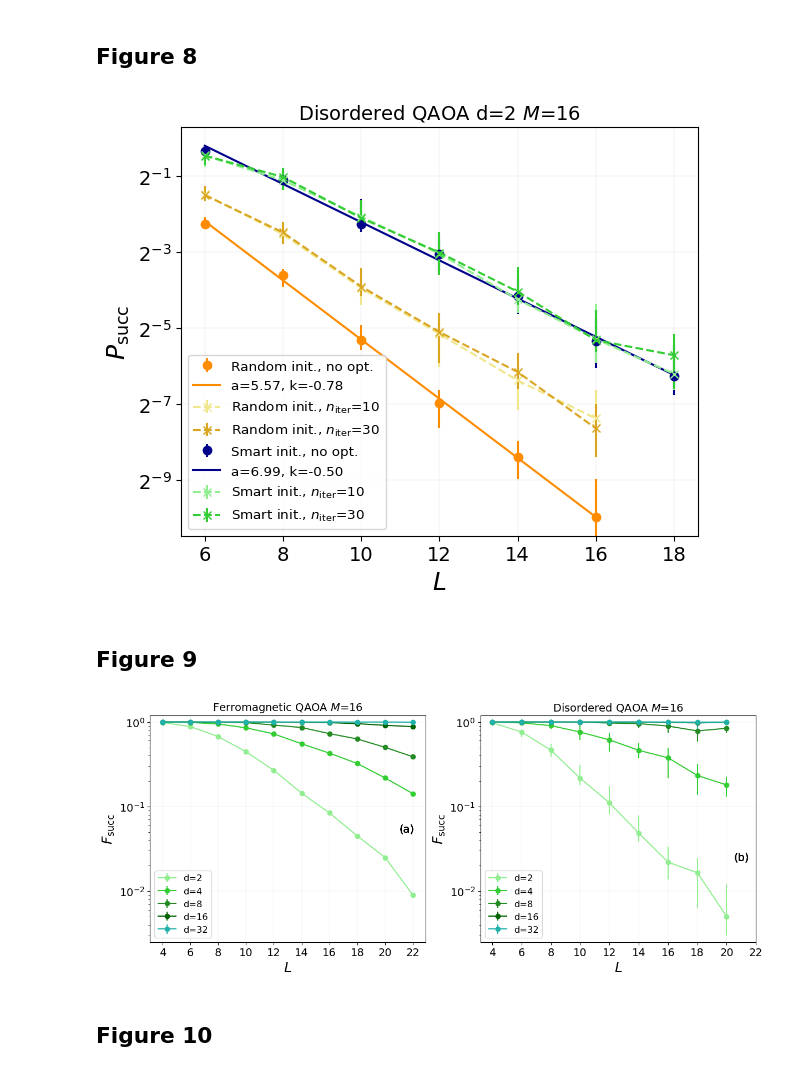
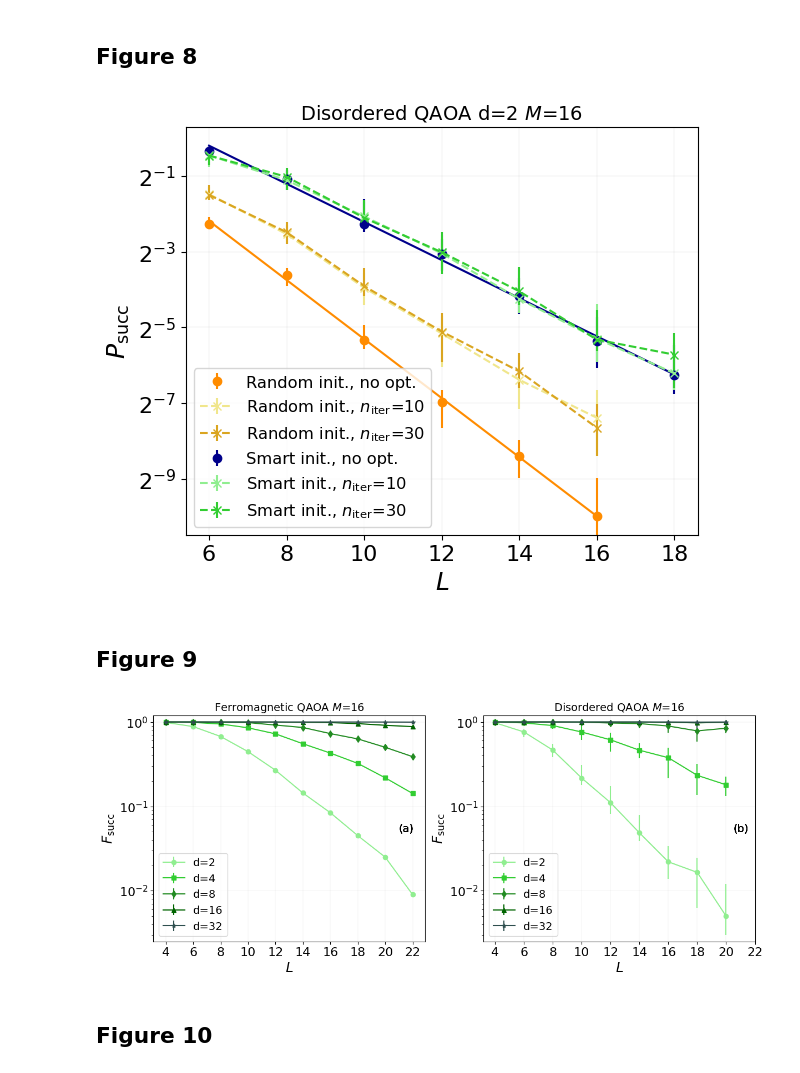
Before and after one commit to gscriva/cvar-opt, a Jupyter notebook: paper-figures.ipynb, the cells around one changed output. Saved outputs shown, nothing was run; the diff lists cells and outputs as text; code cells hidden in the pictures.

```diff
--- a/paper-figures.ipynb
+++ b/paper-figures.ipynb
@@ -18,15 +18,16 @@ Set matplotlib's hyperparameters.
 # %%
 SMALL_SIZE = 8
 MEDIUM_SIZE = 14
+BIG_SIZE = 16
 BIGGER_SIZE = 18
 
 plt.rc('font', size=MEDIUM_SIZE)          # controls default text sizes
 plt.rc('axes', titlesize=BIGGER_SIZE)     # fontsize of the axes title
 plt.rc('axes', labelsize=BIGGER_SIZE)    # fontsize of the x and y labels
-plt.rc('xtick', labelsize=MEDIUM_SIZE)    # fontsize of the tick labels
-plt.rc('ytick', labelsize=MEDIUM_SIZE)    # fontsize of the tick labels
+plt.rc('xtick', labelsize=BIG_SIZE)    # fontsize of the tick labels
+plt.rc('ytick', labelsize=BIG_SIZE)    # fontsize of the tick labels
 plt.rc('legend', fontsize=MEDIUM_SIZE)    # legend fontsize
-plt.rc('figure', titlesize=MEDIUM_SIZE)  # fontsize of the figure title
+plt.rc('figure', titlesize=BIG_SIZE)  # fontsize of the figure title
 # %% [markdown]
 Define the saling functions.
 # %%
@@ -315,6 +328,9 @@ plt.savefig(f"img/figure4", format="pdf")
 # %% [markdown]
 
 ## Figure 5
+# %%
+plt.rc('xtick', labelsize=BIG_SIZE)    # fontsize of the tick labels
+plt.rc('ytick', labelsize=BIG_SIZE)    # fontsize of the tick labels
 # %%
 fig = plt.figure(constrained_layout=True, figsize=(16,10))
 subplots = fig.subplots(2,3)
@@ -549,7 +568,7 @@ for i, subplot in enumerate(subplots.ravel()):
             subplot.plot(eps, np.mean(abs_err, 1), marker=symbols[i], linestyle='dotted', label=r"$\widetilde{M}=$" f"{shots[i]}", color=colors[i])
 
         subplot.set_xlabel(r"$\varepsilon$")
-        subplot.set_ylabel(r"$|err|$")
+        subplot.set_ylabel(r"$|$"+f"err"+r"$|$")
 
         subplot.grid(linewidth = 0.1)
 
@@ -570,6 +589,7 @@ for i, subplot in enumerate(subplots.ravel()):
 
         p_tresholds = [0.9, 0.75, 0.5, 0.25]
         colors = ['lightgreen', 'limegreen', 'forestgreen', 'darkgreen','lightseagreen', 'skyblue', 'cornflowerblue' , 'royalblue', 'mediumblue', 'darkblue']
+        markers=['o','s','d','^']
         for j, (p, color) in enumerate(zip(p_tresholds, colors)):
             data1 = datagrad_eps05[(datagrad_eps05['algo'] == algo) & (datagrad_eps05['circ_depth'] == depth1) & (datagrad_eps05['qubits'] >= min_qubits) & (datagrad_eps05['qubits'] <= max_qubits)]
             data2 = ferro_df[(ferro_df['algo'] == algo) & (ferro_df['circ_depth'] == depth2) & (ferro_df['qubits'] >= min_qubits) ]
@@ -587,15 +607,15 @@ for i, subplot in enumerate(subplots.ravel()):
             gt_p2 = data2[data2['p_succ'] > p].groupby('qubits', as_index=False)['t'].min()
 
             popt1, _ = optimize.curve_fit(fun_lin, gt_p1['qubits'][1:], np.log2(gt_p1['t'])[1:])
-            plot1, = subplot.plot(gt_p1['qubits'], gt_p1['t'], "o", label=r"$F_{succ}$"+f"={p}", color=color)
+            plot1, = subplot.plot(gt_p1['qubits'], gt_p1['t'], "o", marker=markers[j], label=r"$F_{succ}$"+f"={p}", color=color)
             plots1.append(plot1)
-            plot1, = subplot.plot(gt_p1['qubits'][1:], fun_exp(gt_p1['qubits'][1:], 2**popt1[0], popt1[1]), "-", label=f"a={2**popt1[0]:.2f}, k={popt1[1]:.2f}", color=color)
+            plot1, = subplot.plot(gt_p1['qubits'][1:], fun_exp(gt_p1['qubits'][1:], 2**popt1[0], popt1[1]), "-", color=color, label=f"a={2**popt1[0]:.2f}, k={popt1[1]:.2f}")
             plots1.append(plot1)
 
             popt2, _ = optimize.curve_fit(fun_lin, gt_p2['qubits'][2:], np.log2(gt_p2['t'])[2:])
-            plot2, = subplot.plot(gt_p2['qubits'], gt_p2['t'], "o", label=r"$F_{succ}$"+f"={p}", fillstyle='none', color=colors[j+5])
+            plot2, = subplot.plot(gt_p2['qubits'], gt_p2['t'], "o", marker=markers[j], label=r"$F_{succ}$"+f"={p}", fillstyle='none', color=colors[j+5])
             plots2.append(plot2)
-            plot2, = subplot.plot(gt_p2['qubits'][1:], fun_exp(gt_p2['qubits'][1:], 2**popt2[0], popt2[1]), "--", label=f"a={2**popt2[0]:.2f}, k={popt2[1]:.2f}", color=colors[j+5])
+            plot2, = subplot.plot(gt_p2['qubits'][1:], fun_exp(gt_p2['qubits'][1:], 2**popt2[0], popt2[1]), "--", color=colors[j+5], label=f"a={2**popt2[0]:.2f}, k={popt2[1]:.2f}",)
             plots2.append(plot2)
 
         subplot.set_yscale('log', base=2)
@@ -609,10 +629,11 @@ for i, subplot in enumerate(subplots.ravel()):
 
         first_legend = subplot.legend(handles=plots1, title=r"Gradient", loc='upper left', fontsize="x-small")
         subplot1 = plt.gca().add_artist(first_legend)
-        subplot.legend(handles=plots2, loc='lower right', title=r"COBYLA", fontsize="xx-small")
-        subplot.text(13, 8, '(b)')
+        subplot.legend(handles=plots2, loc='lower right', title=r"COBYLA", fontsize="x-small")
+        subplot.text(12, 8, '(b)')
 
         subplot.set_title(f"Ferromagnetic {algo.upper()} " + r"$d=$"+f"{depth1} ")
 
-plt.savefig("img/figure6a_6b", format="pdf")
+plt.savefig("img/figure6a_6b.png", dpi=300)
+#plt.savefig("img/figure6a_6b", format="pdf")
 # %% [output]
@@ -782,7 +837,7 @@ error = [
         ]
 ax.errorbar(x_axes, y_axes, yerr=error, marker="o", fmt='o', color=colors_rand[-1], label=f"Random init., no opt.")
 popt1, _ = optimize.curve_fit(fun_lin, x_axes, np.log2(y_axes))
-ax.plot(x_axes, fun_exp(x_axes, 2**popt1[0], popt1[1]), "-", label=f"a={2**popt1[0]:.2f}, k={popt1[1]:.2f}", color=colors_rand[-1])
+ax.plot(x_axes, fun_exp(x_axes, 2**popt1[0], popt1[1]), "-", color=colors_rand[-1]) #, label=f"a={2**popt1[0]:.2f}, k={popt1[1]:.2f}")
 
 for k, maxiter in enumerate(maxiters):
     dat_randinit_final = spinglass_df[(spinglass_df['shots'] == shots) & (spinglass_df['circ_depth'] == depth) & (spinglass_df['iter'] == maxiter) & (spinglass_df['algo'] == "qaoa")]
@@ -802,38 +857,40 @@ error = [
         (dat_linearinit.groupby(['qubits'])['p_succ_final'].quantile(0.75) - dat_linearinit.groupby(['qubits'])['p_succ_final'].median()).tolist(),
         ]
 ax.errorbar(x_axes, y_axes, yerr=error, marker="o", fmt='o', color=colors[-1], label=f"Smart init., no opt.")
 popt2, _ = optimize.curve_fit(fun_lin,  x_axes, np.log2(y_axes))
-ax.plot(x_axes, fun_exp(x_axes, 2**popt2[0], popt2[1]), "-", label=f"a={2**popt2[0]:.2f}, k={popt2[1]:.2f}", color=colors[-1])
+ax.plot(x_axes, fun_exp(x_axes, 2**popt2[0], popt2[1]), "-", color=colors[-1],) #label=f"a={2**popt2[0]:.2f}, k={popt2[1]:.2f}")
 
 for k, maxiter in enumerate(maxiters):
     dat_linearinit_final = data_linopt_rand[(data_linopt_rand['shots'] == shots) & (data_linopt_rand['circ_depth'] == depth) & (data_linopt_rand['iter'] == maxiter) & (data_linopt_rand['algo'] == "qaoa")]
 
     x_axes = dat_linearinit_final[dat_linearinit_final['seed'] == 1]['qubits'] #*dat_linearinit_final[dat_linearinit_final['seed'] == 1]["circ_depth"]
     y_axes = dat_linearinit_final.groupby(['qubits'])['p_succ_final'].median()
     error = [
             (dat_linearinit_final.groupby(['qubits'])['p_succ_final'].median() - dat_linearinit_final.groupby(['qubits'])['p_succ_final'].quantile(0.25)).tolist(),
             (dat_linearinit_final.groupby(['qubits'])['p_succ_final'].quantile(0.75) - dat_linearinit_final.groupby(['qubits'])['p_succ_final'].median()).tolist(),
             ]
     ax.errorbar(x_axes, y_axes, yerr=error, marker="x", ls='--', color=colors[k], label=f"Smart init.," + r" $n_{\mathrm{iter}}$=" + f"{maxiter}")
 
 
 ax.set_xticks(np.arange(dat_linearinit['qubits'].min(), dat_linearinit['qubits'].max() + 2, 2))
 ax.set_yscale("log", base=2)
 
 ax.grid(linewidth = 0.1)
 
 ax.set_xlabel(r"$L$")
 ax.set_ylabel(r"$P_{\mathrm{succ}}$")
 
 ax.set_title(f"Disordered QAOA d=2" + r" $M$"+f"={shots}", fontsize=14)
 
 handles, labels = plt.gca().get_legend_handles_labels()
-order = [2,0,3,4,5,1,6,7]
-ax.legend([handles[idx] for idx in order],[labels[idx] for idx in order], loc='lower left', fontsize='x-small')
+#order = [2,0,3,4,5,1,6,7]
+#ax.legend([handles[idx] for idx in order],[labels[idx] for idx in order], loc='lower left', fontsize='x-small')
+ax.legend(loc='lower left', fontsize='small')
 
-plt.savefig(f"img/figure8", format="pdf")
+plt.savefig(f"img/figure8.png", dpi=300)
+#plt.savefig(f"img/figure8", format="pdf")
 # %% [output]
-[figure, old version]
+[figure, new version]
 # %% [markdown]
 
 ## Figure 9
@@ -843,13 +900,14 @@ algo = 'qaoa'
 which_prob = 'p_succ_final'
 # %%
 fig = plt.figure(constrained_layout=True, figsize=(12,5))
-#fig = plt.figure(constrained_layout=True, figsize=(16,5))
+
 subplots = fig.subplots(1,2)
 plots1, plots2 = [], []
 
 for i, subplot in enumerate(subplots.ravel()):
 
-    colors = ['lightgreen', 'limegreen', 'forestgreen', 'darkgreen','lightseagreen', 'skyblue', 'cornflowerblue' , 'royalblue', 'mediumblue', 'darkblue']
+    colors = ['lightgreen', 'limegreen', 'forestgreen', 'darkgreen', 'darkslategray', 'lightseagreen', 'skyblue', 'cornflowerblue' , 'royalblue', 'mediumblue', 'darkblue']
+    markers=['o','s','d','^','*']
 
     if i==0:
         for k, depth in enumerate(depths):
@@ -864,7 +922,7 @@ for i, subplot in enumerate(subplots.ravel()):
                 ]
 
             #popt1, _ = optimize.curve_fit(fun_lin,  x_axes[2:], np.log2(y_axes[2:]))
-            subplot.errorbar(x_axes, y_axes, yerr=error, marker="o", label=f"d={depth}", color=colors[k])
+            subplot.errorbar(x_axes, y_axes, yerr=error, label=f"d={depth}", color=colors[k], marker=markers[k])
             subplot.set_title(f"Ferromagnetic QAOA " + r"$M$"+f"=16", fontsize=14)
             subplot.text(21, 0.05, '(a)')
 
@@ -883,9 +941,9 @@ for i, subplot in enumerate(subplots.ravel()):
                 ]
 
             #popt2, _ = optimize.curve_fit(fun_lin,  x_axes[2:], np.log2(y_axes[2:]))
-            subplot.errorbar(x_axes, y_axes, yerr=error, marker="o", label=f"d={depth}", color=colors[k])
+            subplot.errorbar(x_axes, y_axes, yerr=error, label=f"d={depth}", color=colors[k], marker=markers[k])
             subplot.set_title(f"Disordered QAOA " + r"$M$"+f"=16", fontsize=14)
-            subplot.text(20.5, 0.023, '(b)')
+            subplot.text(20.5, 0.05, '(b)')
 
 
     subplot.set_xticks(np.arange(data_linopt_iter0['qubits'].min(), data_linopt_iter0['qubits'].max() + 2, 2))
@@ -898,11 +956,12 @@ for i, subplot in enumerate(subplots.ravel()):
     subplot.set_xlabel(r"$L$")
     subplot.set_ylabel(r"$F_{\mathrm{succ}}$")
 
-    subplot.legend(loc='lower left', fontsize='small')
+    subplot.legend(loc='lower left',) #fontsize='small')
 
-plt.savefig("img/figure9a_9b", format="pdf")
+plt.savefig("img/figure9a_9b.png", dpi=300)
+#plt.savefig("img/figure9a_9b", format="pdf")
 # %% [output]
-[figure, old version]
+[figure, new version]
 # %% [markdown]
 
 ## Figure 10
```
Also changed, not shown: parts of 9 cells of this notebook, 1 other file.
